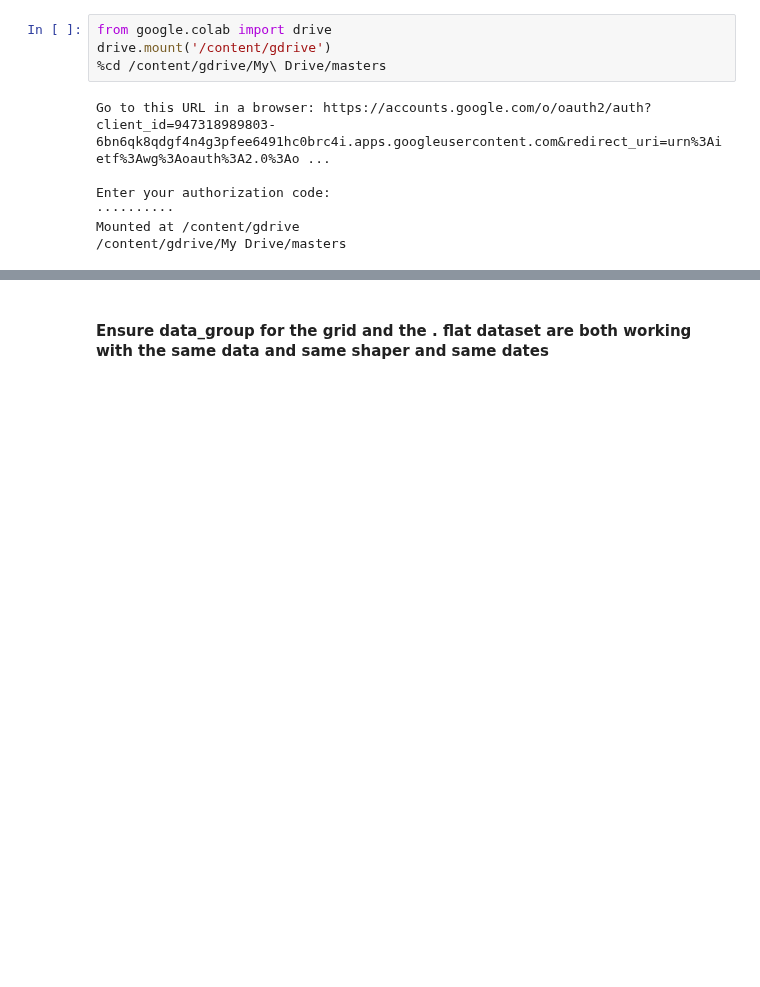
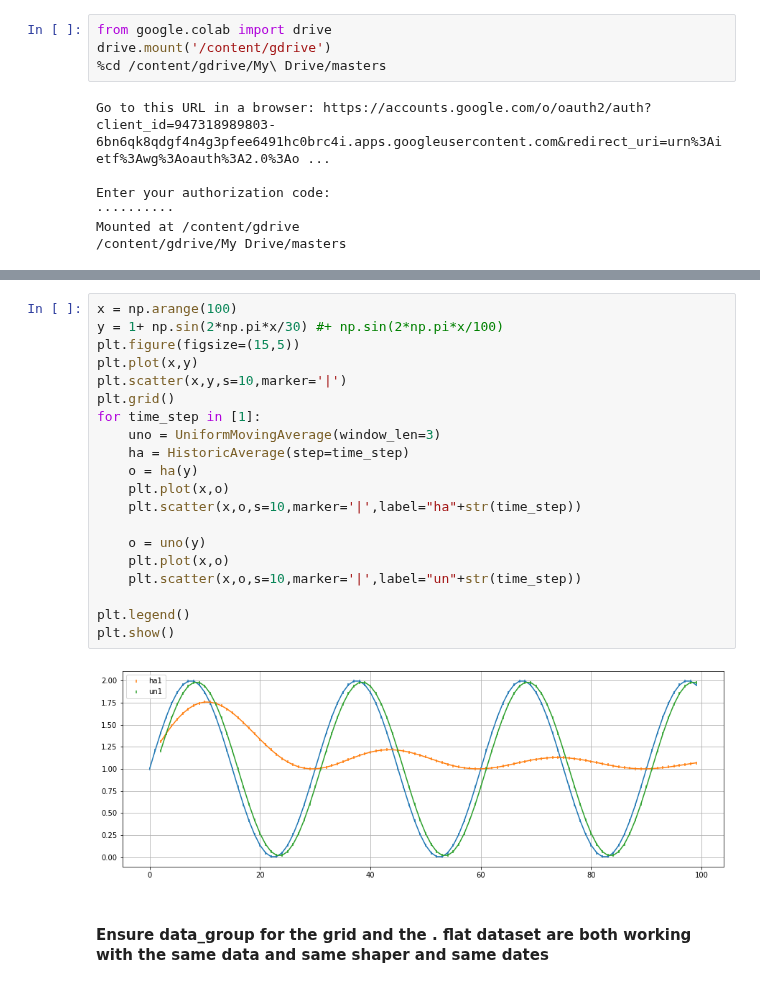
Before and after one commit to bernsblack/masters, a Jupyter notebook: notebook.ipynb, the cells around one changed output, grey strips where cells are left out. Saved outputs shown, nothing was run; the diff lists cells and outputs as text; blank space fills up the shorter version.

```diff
--- a/notebook.ipynb
+++ b/notebook.ipynb
@@ -47,2 +102,24 @@ from models.baseline_models import ExponentialMovingAverage, UniformMovingAverag
+# %%
+x = np.arange(100)
+y = 1+ np.sin(2*np.pi*x/30) #+ np.sin(2*np.pi*x/100)
+plt.figure(figsize=(15,5))
+plt.plot(x,y)
+plt.scatter(x,y,s=10,marker='|')
+plt.grid()
+for time_step in [1]:
+    uno = UniformMovingAverage(window_len=3)
+    ha = HistoricAverage(step=time_step)
+    o = ha(y)
+    plt.plot(x,o)
+    plt.scatter(x,o,s=10,marker='|',label="ha"+str(time_step))
+
+    o = uno(y)
+    plt.plot(x,o)
+    plt.scatter(x,o,s=10,marker='|',label="un"+str(time_step))
+
+plt.legend()
+plt.show()
+# %% [output]
+[figure, added]
 # %% [markdown]
 #### Ensure data_group for the grid and the . flat dataset are both working with the same data and same shaper and same dates
```
Also changed, not shown: parts of 14 cells of this notebook, 8 other files.
